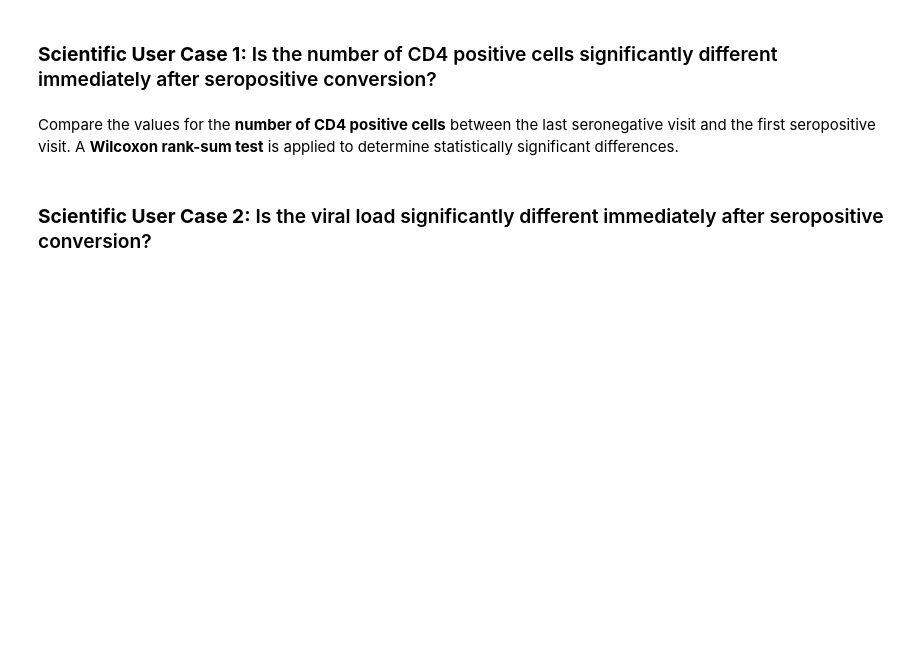
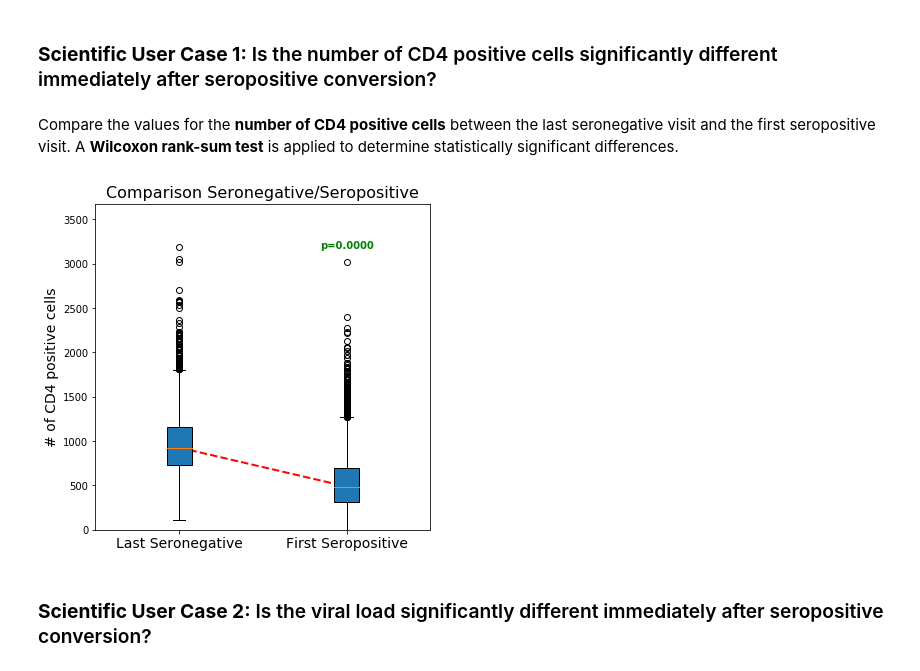
Before and after one commit to uc-cdis/ndh-demo, a Jupyter notebook: demo/CHARLIE_demo.ipynb, the cells around one changed output. Saved outputs shown, nothing was run; the diff lists cells and outputs as text; code cells hidden in the pictures; blank space fills up the shorter version.

```diff
--- a/demo/CHARLIE_demo.ipynb
+++ b/demo/CHARLIE_demo.ipynb
@@ -29,7 +42,9 @@ The following part of the demo is focused on answering some specific scientific
 # %% [markdown]
 Compare the values for the **number of CD4 positive cells** between the last seronegative visit and the first seropositive visit. A **Wilcoxon rank-sum test** is applied to determine statistically significant differences.
 # %%
-values = ndh.compare_lab_results("leu3n", "# of CD4 positive cells")
+values = ndh.compare_lab_results(project_id, "leu3n", "# of CD4 positive cells")
+# %% [output]
+[figure, added]
 # %% [markdown]
 ### **Scientific User Case 2:** Is the viral load significantly different immediately after seropositive conversion?
 # %% [markdown]
```
Also changed, not shown: parts of 6 cells of this notebook, 1 other file.
